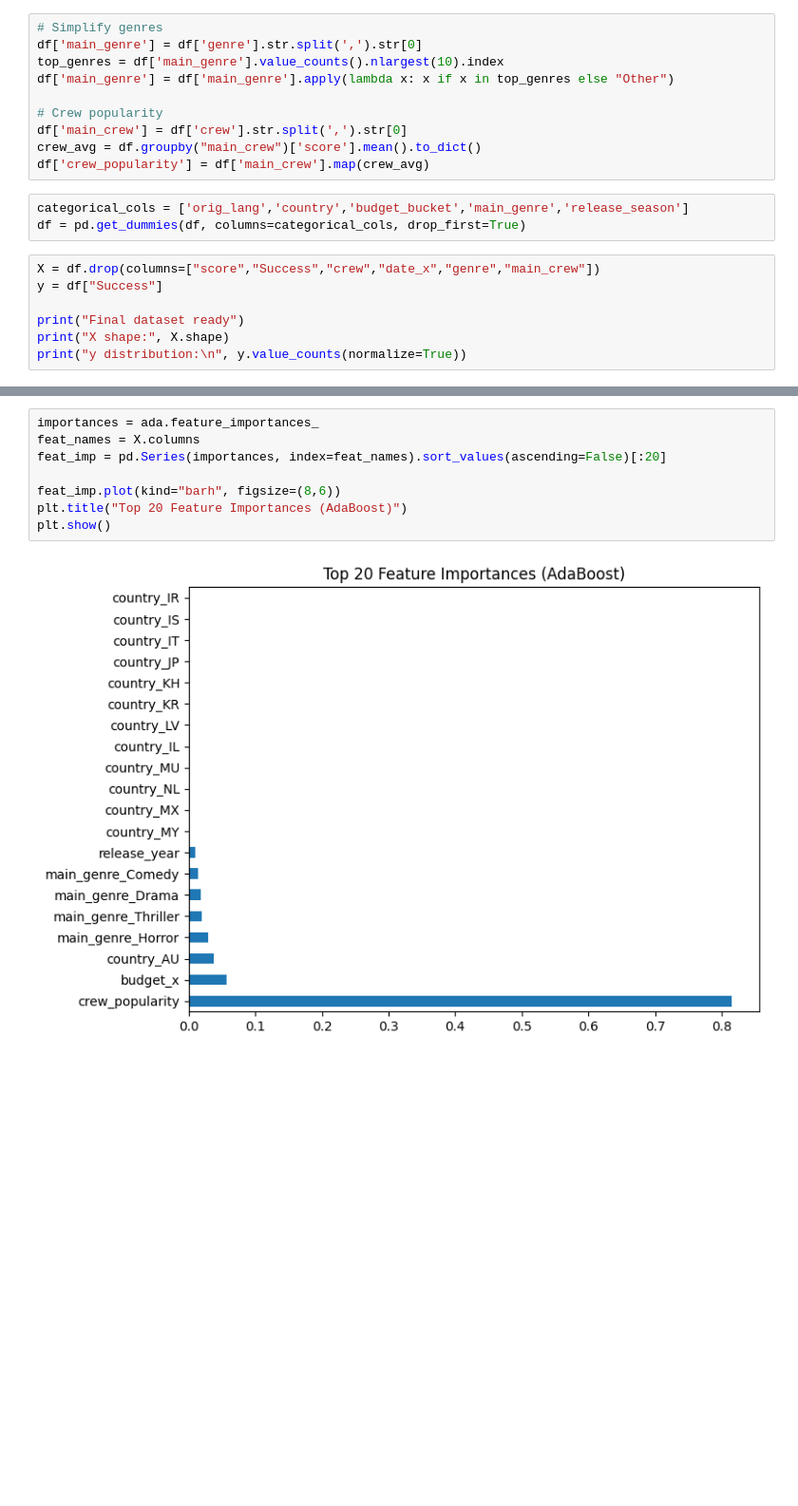
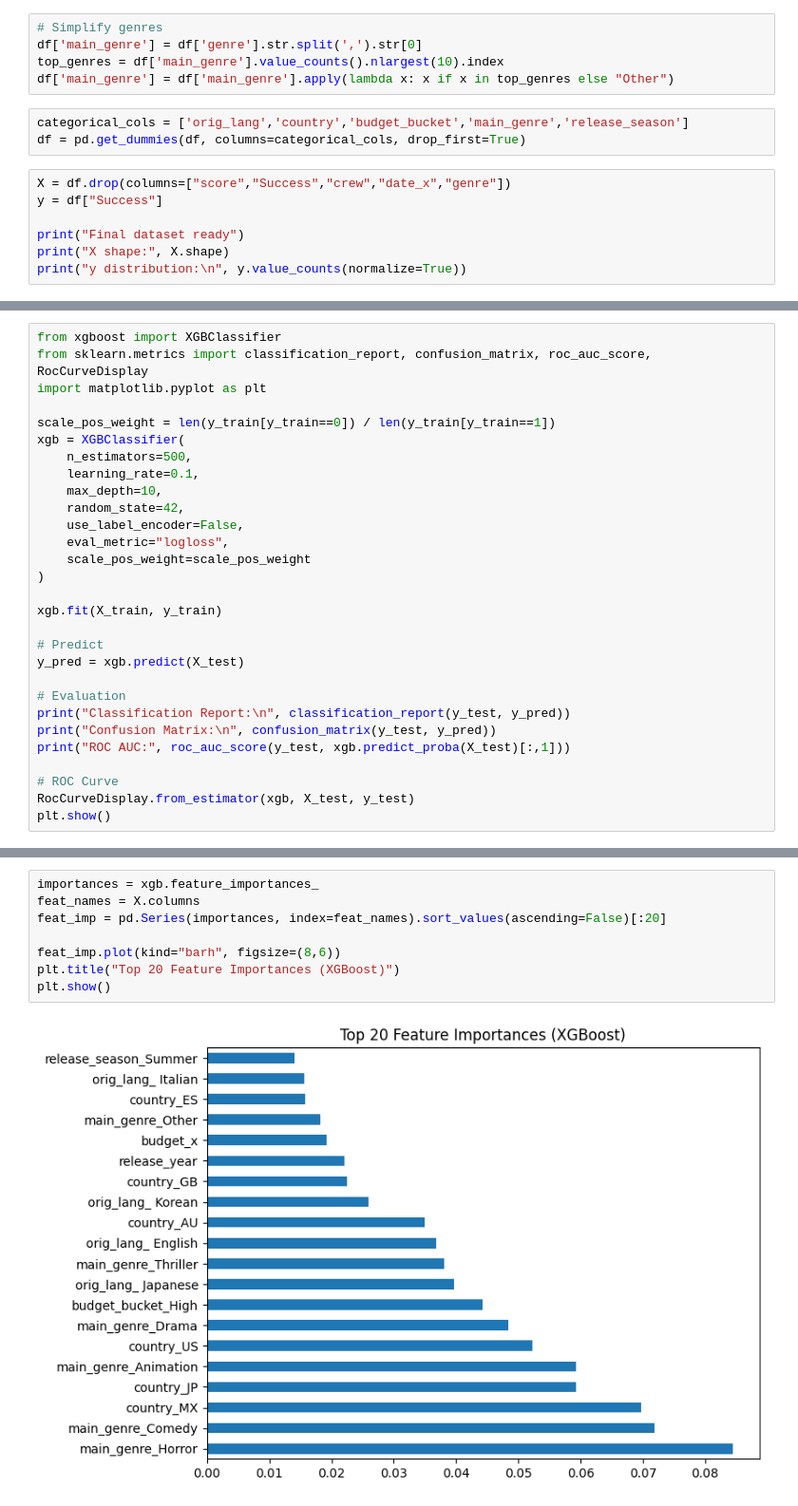
Before and after one commit to rVerKotz/ML_MAP, a Jupyter notebook: IMDB_mov.ipynb, the cells around one changed output, grey strips where cells are left out. Shown at 95% size. Cells and saved outputs as stored; diff of their text form; blank space fills up the shorter version.

Commit message:
Change to XGB
delete main_crew (that make bias) and change model to use xgbclassification algorithm for training (70%)

```diff
--- a/IMDB_mov.ipynb
+++ b/IMDB_mov.ipynb
@@ -90,16 +90,11 @@ df['budget_bucket'] = pd.cut(
 df['main_genre'] = df['genre'].str.split(',').str[0]
 top_genres = df['main_genre'].value_counts().nlargest(10).index
 df['main_genre'] = df['main_genre'].apply(lambda x: x if x in top_genres else "Other")
-
-# Crew popularity
-df['main_crew'] = df['crew'].str.split(',').str[0]
-crew_avg = df.groupby("main_crew")['score'].mean().to_dict()
-df['crew_popularity'] = df['main_crew'].map(crew_avg)
 # %%
 categorical_cols = ['orig_lang','country','budget_bucket','main_genre','release_season']
 df = pd.get_dummies(df, columns=categorical_cols, drop_first=True)
 # %%
-X = df.drop(columns=["score","Success","crew","date_x","genre","main_crew"])
+X = df.drop(columns=["score","Success","crew","date_x","genre"])
 y = df["Success"]
 
 print("Final dataset ready")
@@ -199,0 +159,29 @@ ROC AUC: 0.8636101092609542
+# %%
+from xgboost import XGBClassifier
+from sklearn.metrics import classification_report, confusion_matrix, roc_auc_score, RocCurveDisplay
+import matplotlib.pyplot as plt
+
+scale_pos_weight = len(y_train[y_train==0]) / len(y_train[y_train==1])
+xgb = XGBClassifier(
+    n_estimators=500,
+    learning_rate=0.1,
+    max_depth=10,
+    random_state=42,
+    use_label_encoder=False,
+    eval_metric="logloss",
+    scale_pos_weight=scale_pos_weight
+)
+
+xgb.fit(X_train, y_train)
+
+# Predict
+y_pred = xgb.predict(X_test)
+
+# Evaluation
+print("Classification Report:\n", classification_report(y_test, y_pred))
+print("Confusion Matrix:\n", confusion_matrix(y_test, y_pred))
+print("ROC AUC:", roc_auc_score(y_test, xgb.predict_proba(X_test)[:,1]))
+
+# ROC Curve
+RocCurveDisplay.from_estimator(xgb, X_test, y_test)
+plt.show()
@@ -200,10 +204,10 @@ ROC AUC: 0.8636101092609542
 # %%
-importances = ada.feature_importances_
+importances = xgb.feature_importances_
 feat_names = X.columns
 feat_imp = pd.Series(importances, index=feat_names).sort_values(ascending=False)[:20]
 
 feat_imp.plot(kind="barh", figsize=(8,6))
-plt.title("Top 20 Feature Importances (AdaBoost)")
+plt.title("Top 20 Feature Importances (XGBoost)")
 plt.show()
 # %% [output]
-[figure, old version]
+[figure, new version]
```
Also changed, not shown: parts of 5 cells of this notebook.
